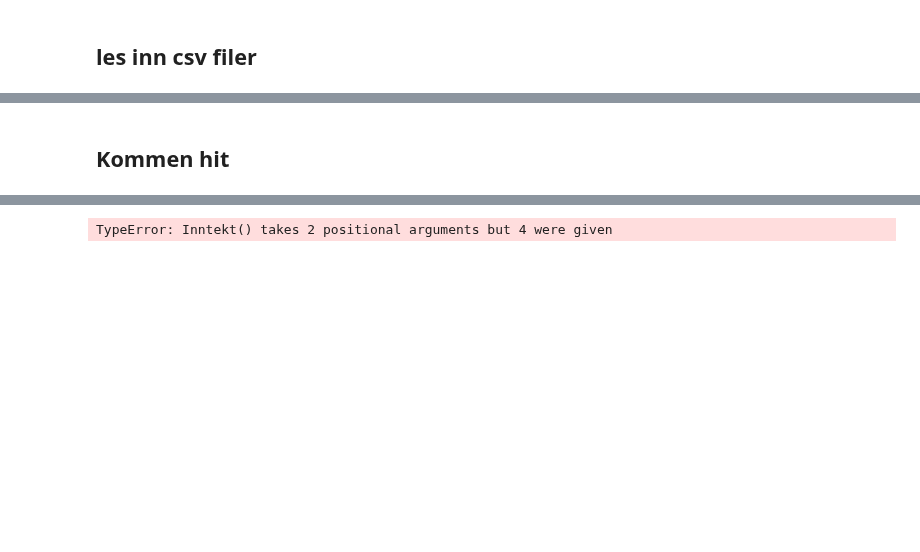
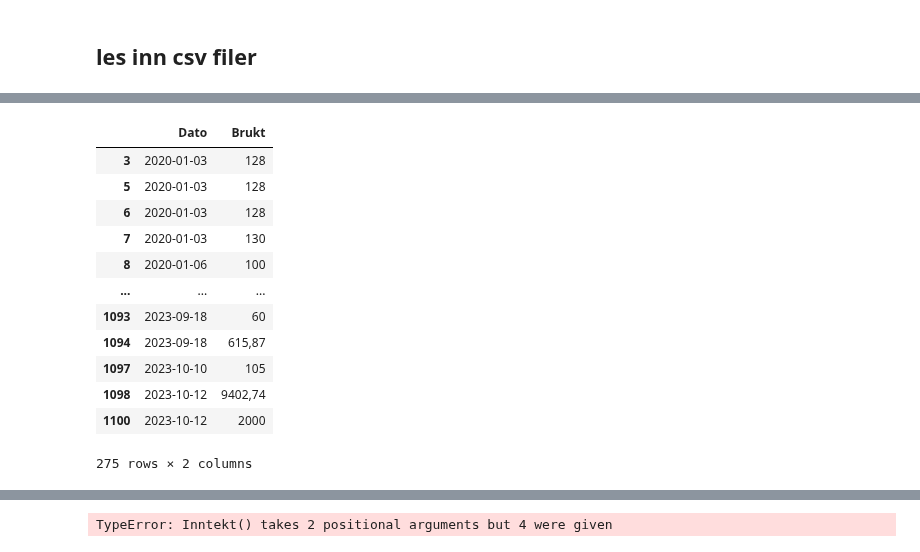
Before and after one commit to 591118/ProsjektADAH2023, a Jupyter notebook: prosjekt501.ipynb, the cells around one changed output, grey strips where cells are left out. Drawn from its saved outputs; the diff is of its cells as text; code cells hidden in the pictures; blank space fills up the shorter version.

```diff
--- a/prosjekt501.ipynb
+++ b/prosjekt501.ipynb
@@ -57,2 +50,0 @@ forbruk = df[df['Hva'] == 'Luksus']
-# %% [markdown]
-## Kommen hit
@@ -62,0 +51,16 @@ def forbruksvaner(t, F):
+# %%
+inntekt
+# %% [output]
+|  | Dato | Brukt |
+| 3 | 2020-01-03 | 128 |
+| 5 | 2020-01-03 | 128 |
+| 6 | 2020-01-03 | 128 |
+| 7 | 2020-01-03 | 130 |
+| 8 | 2020-01-06 | 100 |
+| ... | ... | ... |
+| 1093 | 2023-09-18 | 60 |
+| 1094 | 2023-09-18 | 615,87 |
+| 1097 | 2023-10-10 | 105 |
+| 1098 | 2023-10-12 | 9402,74 |
+| 1100 | 2023-10-12 | 2000 |
+275 rows × 2 columns
```
Also changed, not shown: parts of 36 cells of this notebook, 1 other file.
